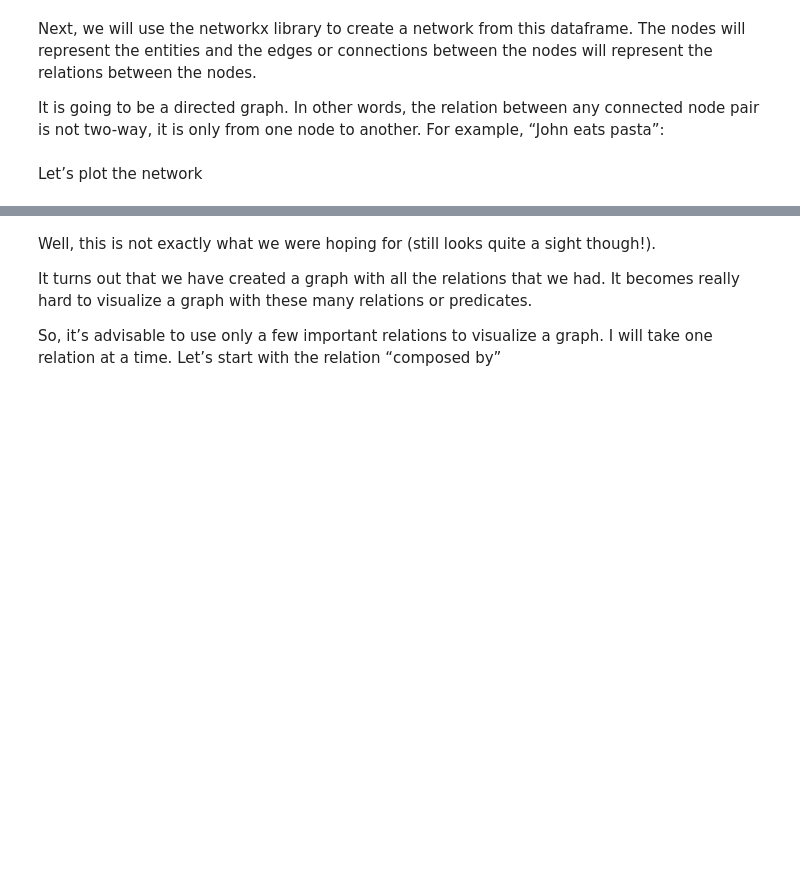
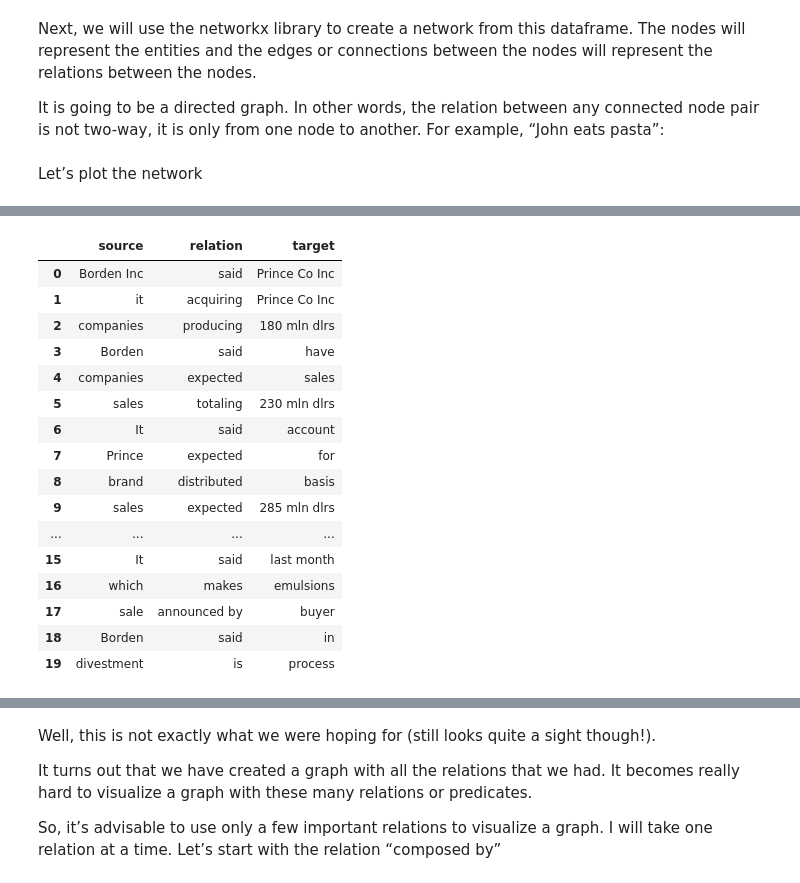
Before and after one commit to ujjwalk00/Entity_Recognition, a Jupyter notebook: graphs/networkx.ipynb, the cells around one changed output, grey strips where cells are left out. Cells and saved outputs as stored; diff of their text form; code cells hidden in the pictures; blank space fills up the shorter version.

```diff
--- a/graphs/networkx.ipynb
+++ b/graphs/networkx.ipynb
@@ -122,0 +127,20 @@ interactive_graph(G)
+# %%
+kg_df
+# %% [output]
+|  | source | relation | target |
+| 0 | Borden Inc | said | Prince Co Inc |
+| 1 | it | acquiring | Prince Co Inc |
+| 2 | companies | producing | 180 mln dlrs |
+| 3 | Borden | said | have |
+| 4 | companies | expected | sales |
+| 5 | sales | totaling | 230 mln dlrs |
+| 6 | It | said | account |
+| 7 | Prince | expected | for |
+| 8 | brand | distributed | basis |
+| 9 | sales | expected | 285 mln dlrs |
+| ... | ... | ... | ... |
+| 15 | It | said | last month |
+| 16 | which | makes | emulsions |
+| 17 | sale | announced by | buyer |
+| 18 | Borden | said | in |
+| 19 | divestment | is | process |
```
Also changed, not shown: parts of 12 cells of this notebook, 6 other files.
